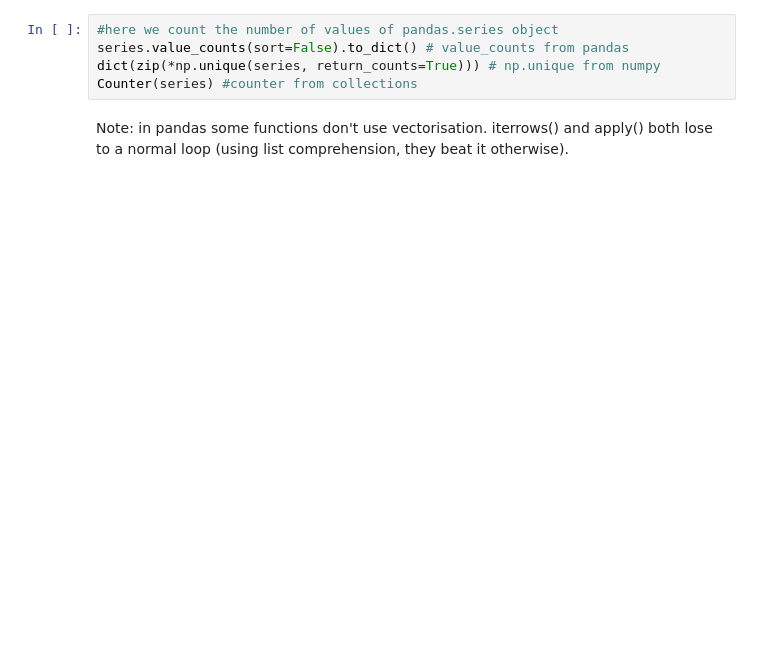
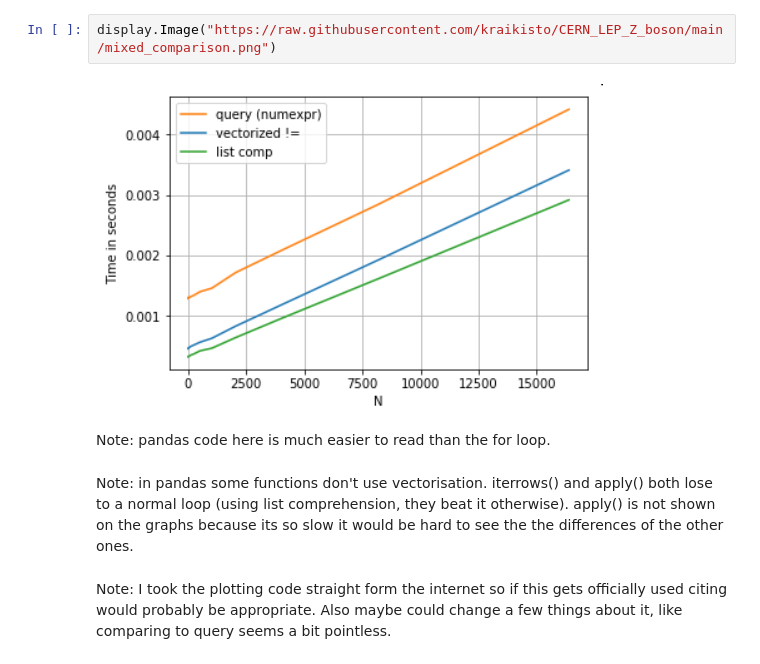
Before and after one commit to kraikisto/CERN_LEP_Z_boson, a Jupyter notebook: pandas_speed.ipynb, the cells around one changed output. Drawn from its saved outputs; the diff is of its cells as text; blank space fills up the shorter version.

```diff
--- a/pandas_speed.ipynb
+++ b/pandas_speed.ipynb
@@ -29,7 +28,10 @@ For comparison, counting the number of values pandas is actually faster than num
-# %%
-#here we count the number of values of pandas.series object
-series.value_counts(sort=False).to_dict() # value_counts from pandas
-dict(zip(*np.unique(series, return_counts=True))) # np.unique from numpy
-Counter(series) #counter from collections
+# %%
+display.Image("https://raw.githubusercontent.com/kraikisto/CERN_LEP_Z_boson/main/mixed_comparison.png")
+# %% [output]
+[figure, added]
+# %% [markdown]
+Note: pandas code here is much easier to read than the for loop.
 # %% [markdown]
-Note: in pandas some functions don't use vectorisation. iterrows() and apply() both lose to a normal loop (using list comprehension, they beat it otherwise).
+Note: in pandas some functions don't use vectorisation. iterrows() and apply() both lose to a normal loop (using list comprehension, they beat it otherwise). apply() is not shown on the graphs because its so slow it would be hard to see the the differences of the other ones.
+# %% [markdown]
+Note: I took the plotting code straight form the internet so if this gets officially used citing would probably be appropriate. Also maybe could change a few things about it, like comparing to query seems a bit pointless.
```
Also changed, not shown: parts of 15 cells of this notebook.
